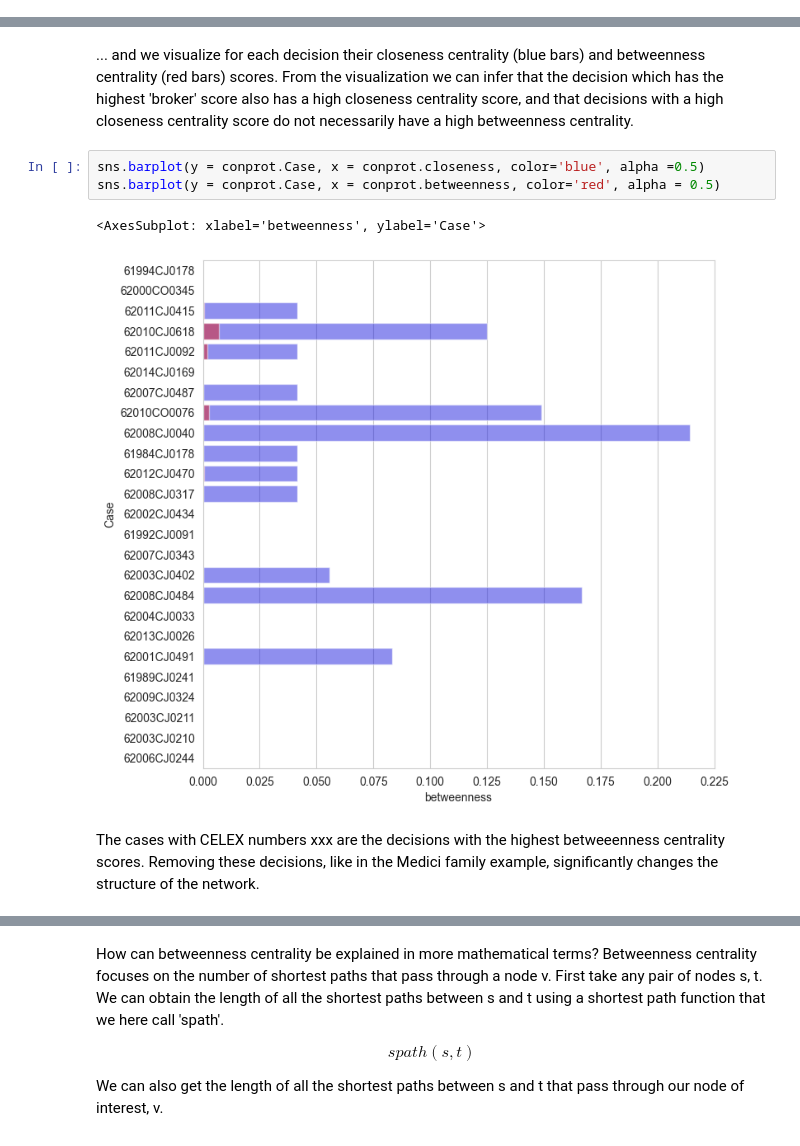
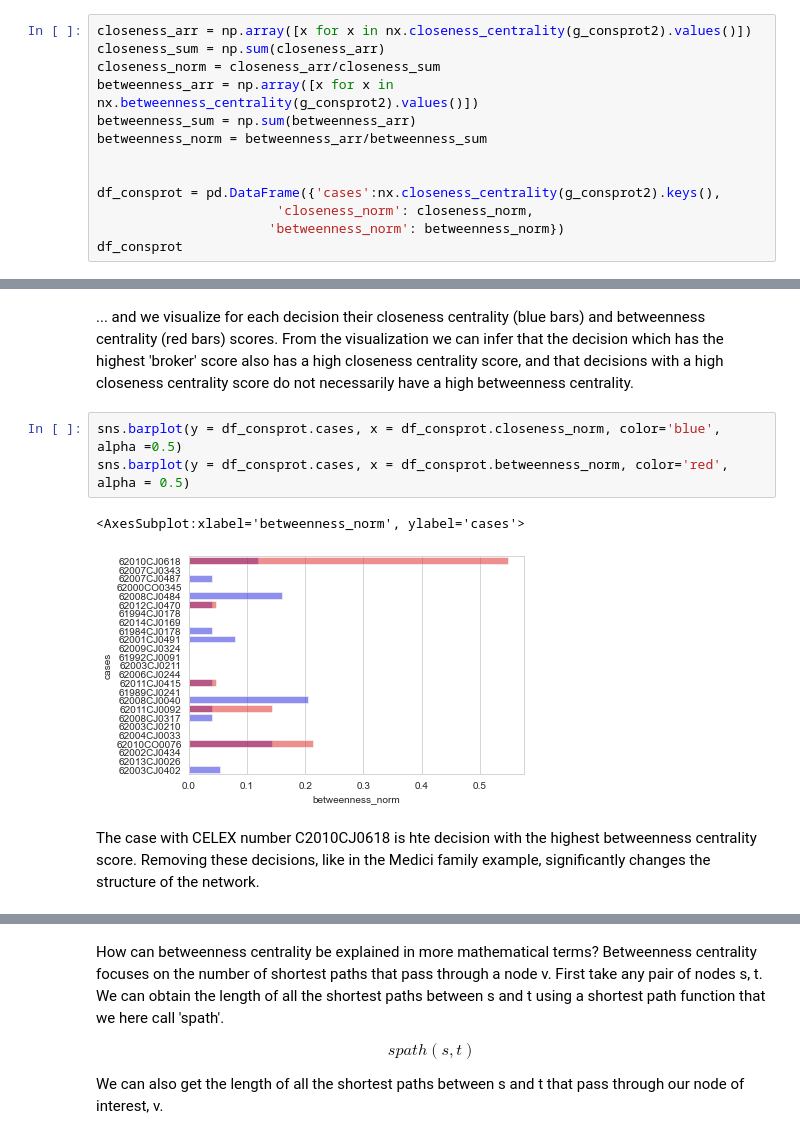
Before and after one commit to maastrichtlawtech/legalnetworkanalysis_textbook, a Jupyter notebook: network_analysis.ipynb, the cells around one changed output, grey strips where cells are left out. Cells and saved outputs as stored; diff of their text form.

Commit message:
fixed scores of betweeness
normalized scores are needed for comparision.

Streamlined some text of pagerank,

```diff
--- a/network_analysis.ipynb
+++ b/network_analysis.ipynb
@@ -1504,0 +1436,13 @@ conprot
+# %%
+closeness_arr = np.array([x for x in nx.closeness_centrality(g_consprot2).values()])
+closeness_sum = np.sum(closeness_arr)
+closeness_norm = closeness_arr/closeness_sum
+betweenness_arr = np.array([x for x in nx.betweenness_centrality(g_consprot2).values()])
+betweenness_sum = np.sum(betweenness_arr)
+betweenness_norm = betweenness_arr/betweenness_sum
+
+
+df_consprot = pd.DataFrame({'cases':nx.closeness_centrality(g_consprot2).keys(),
+                       'closeness_norm': closeness_norm,
+                      'betweenness_norm': betweenness_norm})
+df_consprot
@@ -1505,11 +1467,11 @@ conprot
 # %% [markdown]
 ... and we visualize for each decision their closeness centrality (blue bars) and betweenness centrality (red bars) scores. From the visualization we can infer that the decision which has the highest 'broker' score also has a high closeness centrality score, and that decisions with a high closeness centrality score do not necessarily have a high betweenness centrality.
 # %%
-sns.barplot(y = conprot.Case, x = conprot.closeness, color='blue', alpha =0.5)
-sns.barplot(y = conprot.Case, x = conprot.betweenness, color='red', alpha = 0.5)
+sns.barplot(y = df_consprot.cases, x = df_consprot.closeness_norm, color='blue', alpha =0.5)
+sns.barplot(y = df_consprot.cases, x = df_consprot.betweenness_norm, color='red', alpha = 0.5)
 # %% [output]
-<AxesSubplot: xlabel='betweenness', ylabel='Case'>
+<AxesSubplot:xlabel='betweenness_norm', ylabel='cases'>
-[figure, old version]
+[figure, new version]
 # %% [markdown]
-The cases with CELEX numbers xxx are the decisions with the highest betweeenness centrality scores. Removing these decisions, like in the Medici family example, significantly changes the structure of the network.
+The case with CELEX number C2010CJ0618 is hte decision with the highest betweenness centrality score. Removing these decisions, like in the Medici family example, significantly changes the structure of the network.
 # %%
```
Also changed, not shown: parts of 20 cells of this notebook.
